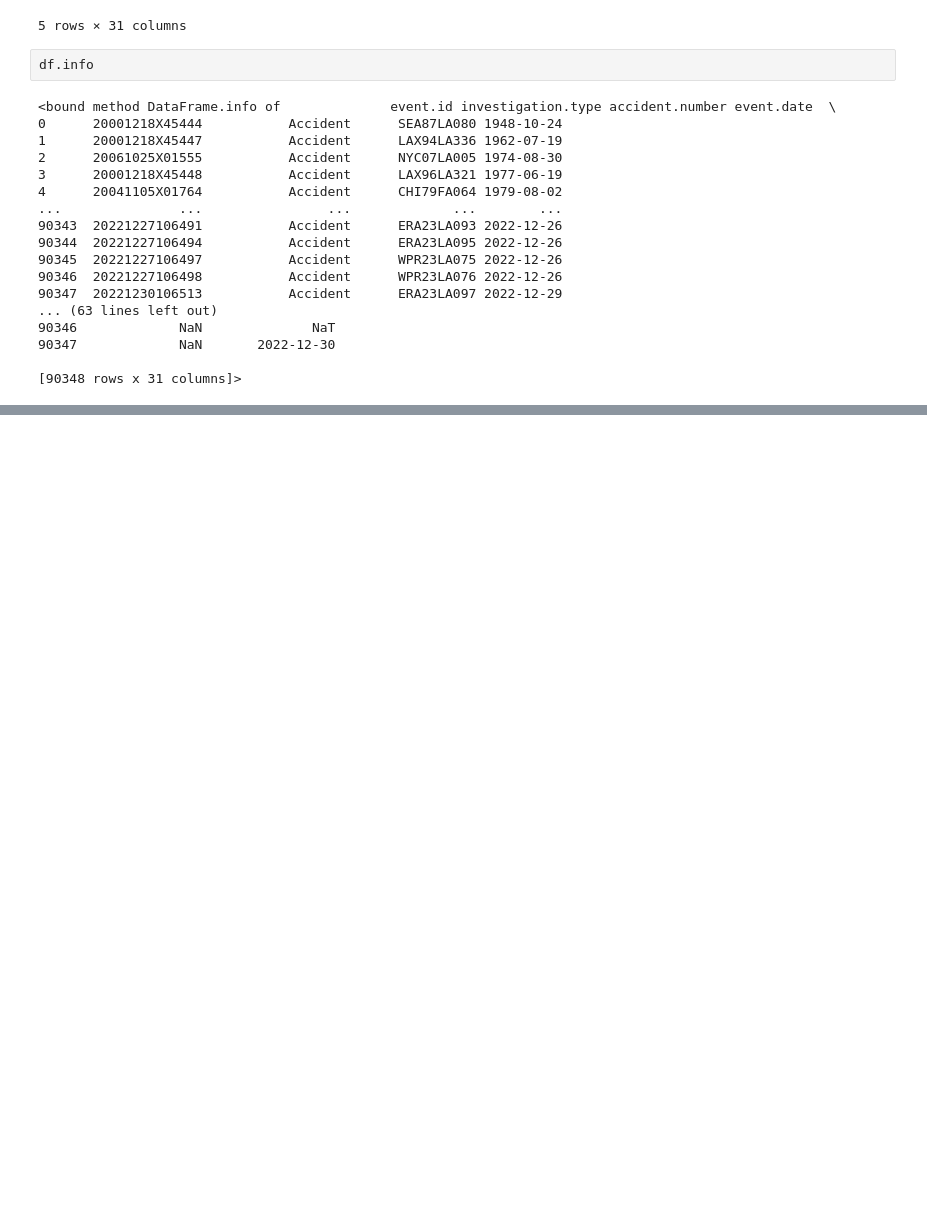
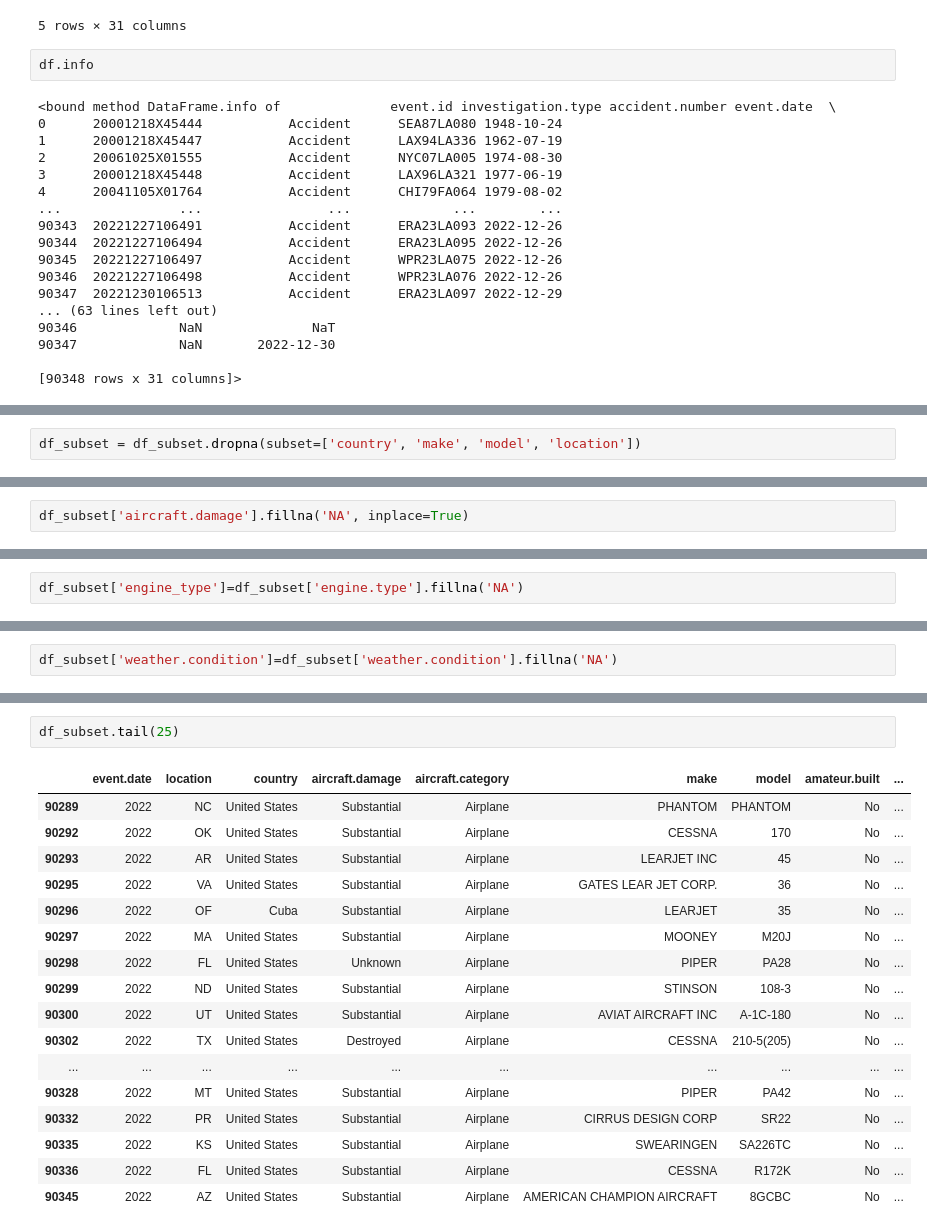
Before and after one commit to pyamin1878/Airline_DS_Project, a Jupyter notebook: Notebooks/student_working_notebook_pat.ipynb, the cells around one changed output, grey strips where cells are left out. Cells and saved outputs as stored; diff of their text form; blank space fills up the shorter version.

```diff
--- a/Notebooks/student_working_notebook_pat.ipynb
+++ b/Notebooks/student_working_notebook_pat.ipynb
@@ -189,0 +482,2 @@ memory usage: 15.2+ MB
+# %%
+df_subset = df_subset.dropna(subset=['country', 'make', 'model', 'location'])
@@ -189,0 +522,2 @@ memory usage: 15.2+ MB
+# %%
+df_subset['aircraft.damage'].fillna('NA', inplace=True)
@@ -189,0 +563,2 @@ memory usage: 15.2+ MB
+# %%
+df_subset['engine_type']=df_subset['engine.type'].fillna('NA')
@@ -189,0 +624,2 @@ memory usage: 15.2+ MB
+# %%
+df_subset['weather.condition']=df_subset['weather.condition'].fillna('NA')
@@ -189,0 +654,20 @@ memory usage: 15.2+ MB
+# %%
+df_subset.tail(25)
+# %% [output]
+|  | event.date | location | country | aircraft.damage | aircraft.category | make | model | amateur.built | ... |
+| 90289 | 2022 | NC | United States | Substantial | Airplane | PHANTOM | PHANTOM | No | ... |
+| 90292 | 2022 | OK | United States | Substantial | Airplane | CESSNA | 170 | No | ... |
+| 90293 | 2022 | AR | United States | Substantial | Airplane | LEARJET INC | 45 | No | ... |
+| 90295 | 2022 | VA | United States | Substantial | Airplane | GATES LEAR JET CORP. | 36 | No | ... |
+| 90296 | 2022 | OF | Cuba | Substantial | Airplane | LEARJET | 35 | No | ... |
+| 90297 | 2022 | MA | United States | Substantial | Airplane | MOONEY | M20J | No | ... |
+| 90298 | 2022 | FL | United States | Unknown | Airplane | PIPER | PA28 | No | ... |
+| 90299 | 2022 | ND | United States | Substantial | Airplane | STINSON | 108-3 | No | ... |
+| 90300 | 2022 | UT | United States | Substantial | Airplane | AVIAT AIRCRAFT INC | A-1C-180 | No | ... |
+| 90302 | 2022 | TX | United States | Destroyed | Airplane | CESSNA | 210-5(205) | No | ... |
+| ... | ... | ... | ... | ... | ... | ... | ... | ... | ... |
+| 90328 | 2022 | MT | United States | Substantial | Airplane | PIPER | PA42 | No | ... |
+| 90332 | 2022 | PR | United States | Substantial | Airplane | CIRRUS DESIGN CORP | SR22 | No | ... |
+| 90335 | 2022 | KS | United States | Substantial | Airplane | SWEARINGEN | SA226TC | No | ... |
+| 90336 | 2022 | FL | United States | Substantial | Airplane | CESSNA | R172K | No | ... |
+| 90345 | 2022 | AZ | United States | Substantial | Airplane | AMERICAN CHAMPION AIRCRAFT | 8GCBC | No | ... |
```
Also changed, not shown: parts of 48 cells of this notebook.
